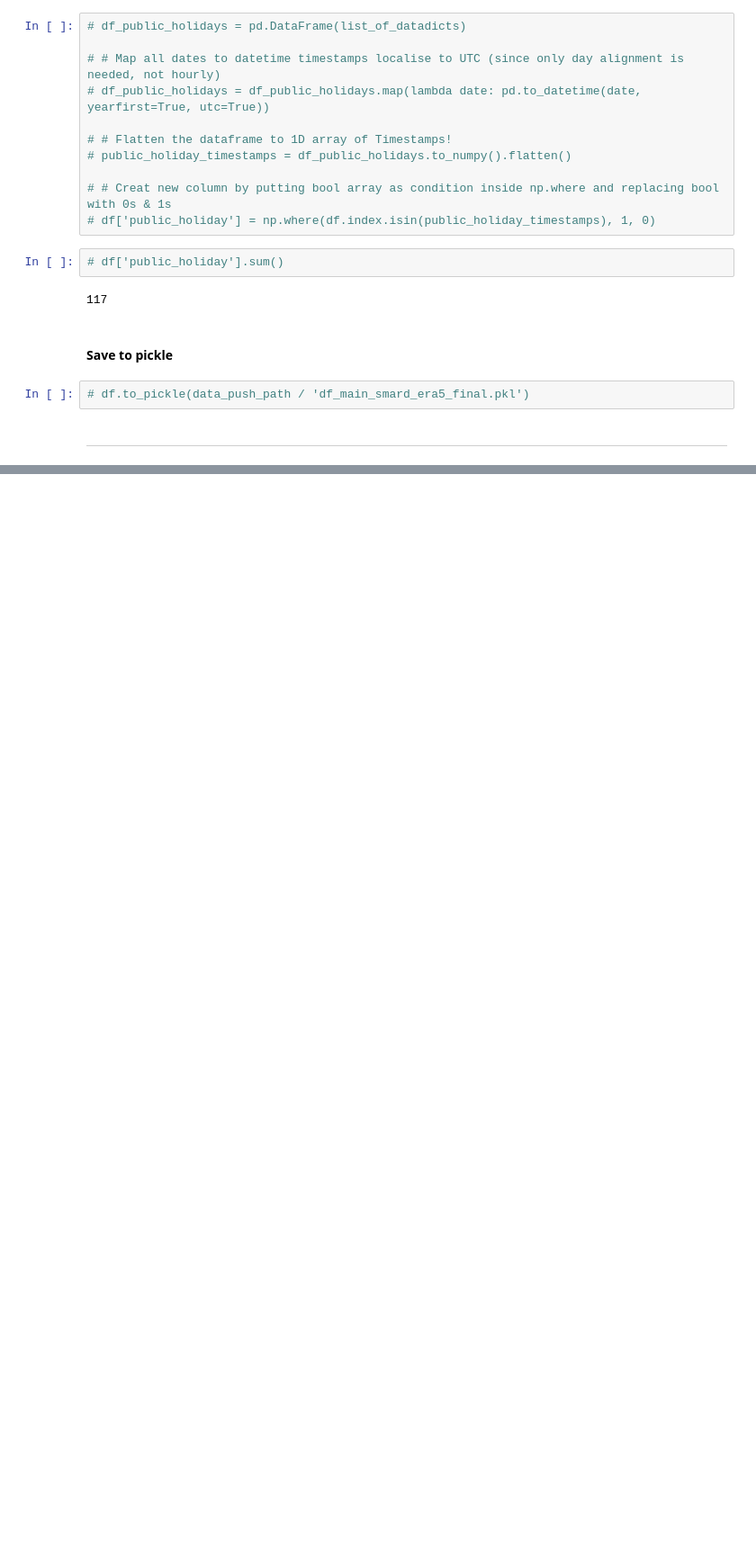
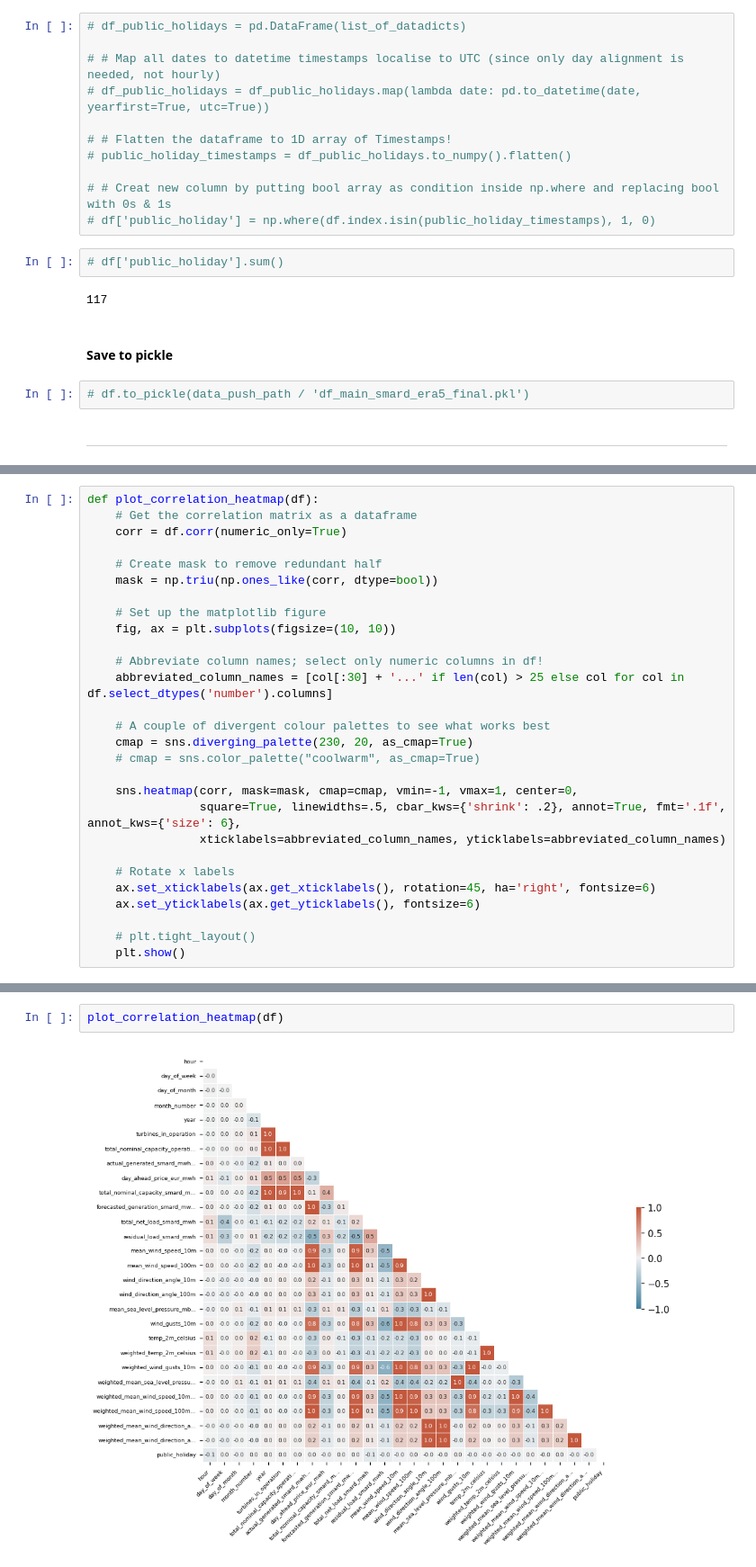
Before and after one commit to meteoviz/wind_power_forecasting_germany, a Jupyter notebook: notebooks/exploratory_analysis.ipynb, the cells around one changed output, grey strips where cells are left out. Shown at 90% size. Cells and saved outputs as stored; diff of their text form; blank space fills up the shorter version.

```diff
--- a/notebooks/exploratory_analysis.ipynb
+++ b/notebooks/exploratory_analysis.ipynb
@@ -121,0 +175,28 @@ df.sample(10)
+# %%
+def plot_correlation_heatmap(df):
+    # Get the correlation matrix as a dataframe
+    corr = df.corr(numeric_only=True)
+
+    # Create mask to remove redundant half
+    mask = np.triu(np.ones_like(corr, dtype=bool))
+
+    # Set up the matplotlib figure
+    fig, ax = plt.subplots(figsize=(10, 10))
+
+    # Abbreviate column names; select only numeric columns in df!
+    abbreviated_column_names = [col[:30] + '...' if len(col) > 25 else col for col in df.select_dtypes('number').columns]
+
+    # A couple of divergent colour palettes to see what works best
+    cmap = sns.diverging_palette(230, 20, as_cmap=True)
+    # cmap = sns.color_palette("coolwarm", as_cmap=True)
+
+    sns.heatmap(corr, mask=mask, cmap=cmap, vmin=-1, vmax=1, center=0,
+                square=True, linewidths=.5, cbar_kws={'shrink': .2}, annot=True, fmt='.1f', annot_kws={'size': 6},
+                xticklabels=abbreviated_column_names, yticklabels=abbreviated_column_names)
+
+    # Rotate x labels
+    ax.set_xticklabels(ax.get_xticklabels(), rotation=45, ha='right', fontsize=6)
+    ax.set_yticklabels(ax.get_yticklabels(), fontsize=6)
+
+    # plt.tight_layout()
+    plt.show()
@@ -121,0 +225,4 @@ df.sample(10)
+# %%
+plot_correlation_heatmap(df)
+# %% [output]
+[figure, added]
```
Also changed, not shown: parts of 16 cells of this notebook.
